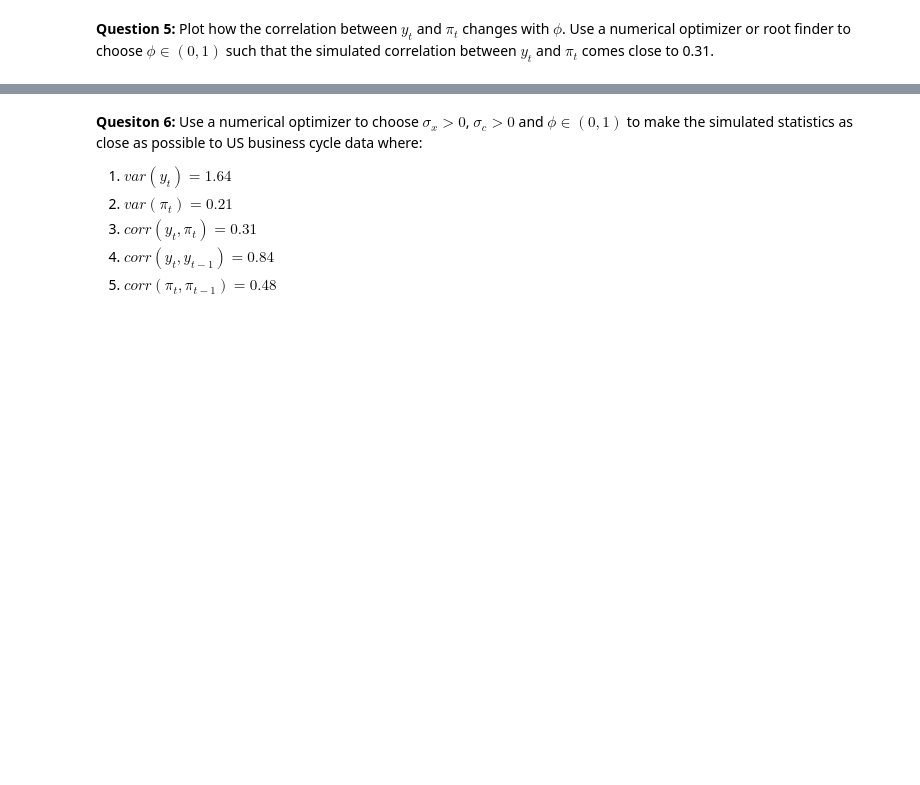
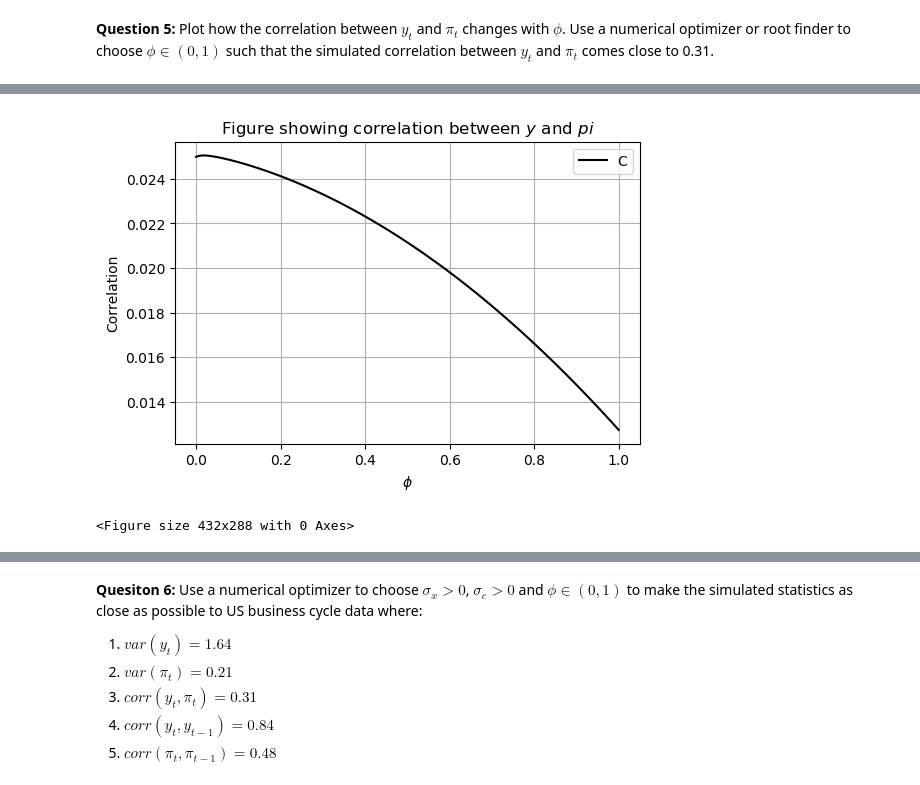
Before and after one commit to NumEconCopenhagen/projects-2019-nx31, a Jupyter notebook: examproject/examproject-M.ipynb, the cells around one changed output, grey strips where cells are left out. Drawn from its saved outputs; the diff is of its cells as text; code cells hidden in the pictures; blank space fills up the shorter version.

```diff
--- a/examproject/examproject-M.ipynb
+++ b/examproject/examproject-M.ipynb
@@ -558,0 +581,18 @@ The autocorrelation between pi_t and pi_t-1 is: corr(pi_t,pi_t-1) = 0.9766818976
+# %%
+phi_plot = np.linspace(0,1,T)
+corr_plot = np.empty(T)
+for n,phi in enumerate(phi_plot):
+    corr_plot[n] = y_pi_corr(phi)
+
+plt.figure(dpi=100)
+plt.xlabel('$\phi$')
+plt.ylabel('Correlation')
+plt.title('Figure showing correlation between $y$ and $pi$')
+plt.plot(phi_plot,corr_plot, color = 'black')
+plt.legend('Correlation', loc='best')
+plt.grid()
+plt.show()
+plt.tight_layout()
+# %% [output]
+[figure, added]
+<Figure size 432x288 with 0 Axes>
```
Also changed, not shown: parts of 9 cells of this notebook, 1 other file.
